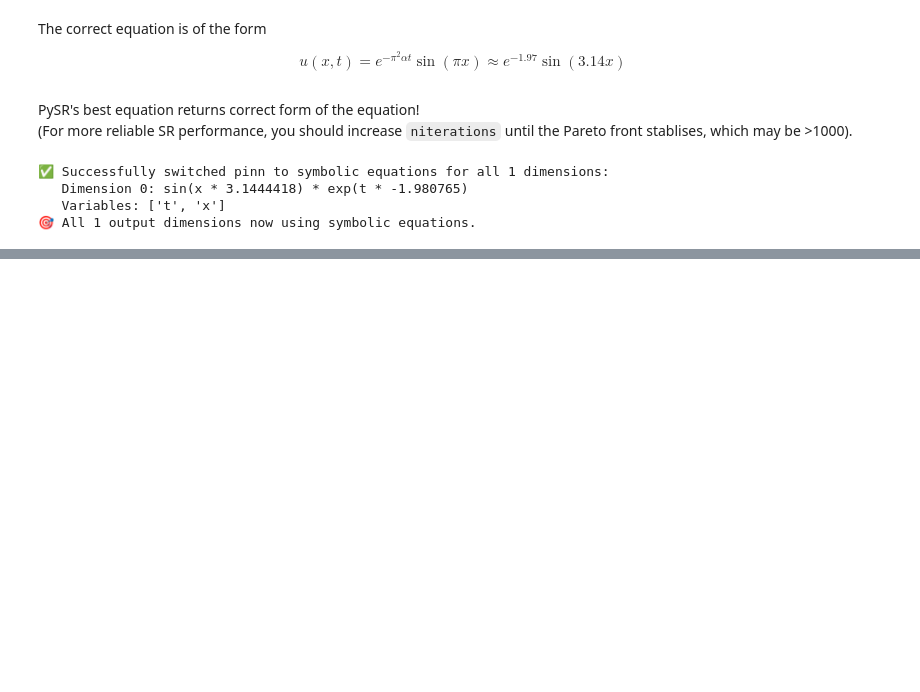
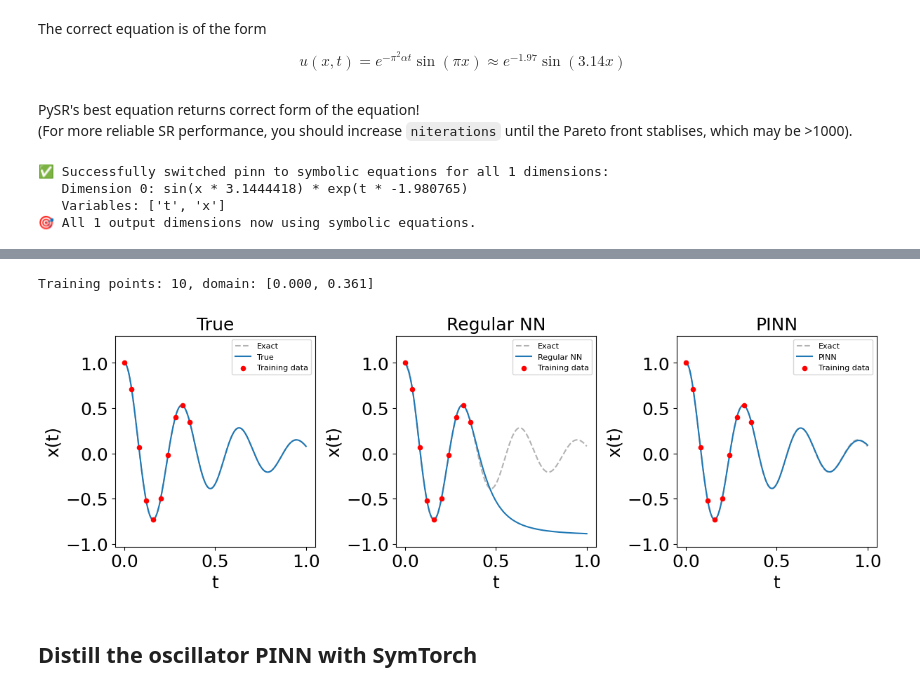
Before and after one commit to astroautomata/SymTorch, a Jupyter notebook: docs/demos/pinns_demo.ipynb, the cells around one changed output, grey strips where cells are left out. Drawn from its saved outputs; the diff is of its cells as text; code cells hidden in the pictures; blank space fills up the shorter version.

```diff
--- a/docs/demos/pinns_demo.ipynb
+++ b/docs/demos/pinns_demo.ipynb
@@ -330,0 +502,26 @@ if os.path.exists('SR_output'):
+# %%
+d, w0 = 2, 20  # delta (damping) and natural frequency
+mu, k = 2*d, w0**2
+
+# Exact analytical solution
+w = np.sqrt(w0**2 - d**2)
+phi = np.arctan(-d / w)
+A = 1 / (2 * np.cos(phi))
+
+def oscillator_exact(t):
+    return np.exp(-d * t) * 2 * A * np.cos(phi + w * t)
+
+# 500 evenly spaced points for evaluation
+t_eval = np.linspace(0, 1, 500)
+x_eval = oscillator_exact(t_eval)
+
+# Training data: 10 points from the left portion of the domain
+t_train = t_eval[0:200:20]  # indices 0, 20, 40, ..., 180 → ~10 points in [0, 0.4]
+x_train = oscillator_exact(t_train)
+
+t_train_tensor = torch.tensor(t_train.reshape(-1, 1), dtype=torch.float32)
+x_train_tensor = torch.tensor(x_train.reshape(-1, 1), dtype=torch.float32)
+
+print(f"Training points: {len(t_train)}, domain: [{t_train.min():.3f}, {t_train.max():.3f}]")
+# %% [output]
+Training points: 10, domain: [0.000, 0.361]
@@ -330,0 +566,45 @@ if os.path.exists('SR_output'):
+# %%
+torch.manual_seed(290402)
+
+# Train regular NN
+osc_nn = OscillatorNN()
+osc_nn, _ = train(osc_nn, t_train_tensor, x_train_tensor, epochs=20000, lr=1e-3)
+
+# Train PINN
+osc_pinn = OscillatorPINN()
+osc_pinn, _ = train(osc_pinn, t_train_tensor, x_train_tensor, epochs=20000, lr=1e-4,
+                    reg_pde=1e-4, reg_ic=0, reg_bc=0)
+# %%
+def plot_oscillator(nn_model, pinn_model):
+    t = np.linspace(0, 1, 500)
+    x_true = oscillator_exact(t)
+
+    def predict(model):
+        model.eval()
+        device = next(model.parameters()).device
+        t_tensor = torch.tensor(t.reshape(-1, 1), dtype=torch.float32, device=device)
+        with torch.no_grad():
+            return model(t_tensor).cpu().numpy().flatten()
+
+    x_nn = predict(nn_model)
+    x_pinn = predict(pinn_model)
+
+    fig, axes = plt.subplots(1, 3, figsize=(12, 4), constrained_layout=True)
+    for ax, (title, x_pred) in zip(axes, [("True", x_true), ("Regular NN", x_nn), ("PINN", x_pinn)]):
+        ax.plot(t, x_true, 'k--', alpha=0.3, label="Exact")
+        ax.plot(t, x_pred, label=title)
+        ax.scatter(t_train, x_train, c='red', s=20, zorder=5, label="Training data")
+        ax.set_xlabel("t")
+        ax.set_ylabel("x(t)")
+        ax.set_title(title)
+        ax.set_ylim(x_true.min() - 0.3, x_true.max() + 0.3)
+        ax.legend(fontsize=8)
+
+    plt.savefig("oscillator_pinn.png", dpi=300)
+    plt.show()
+
+plot_oscillator(osc_nn, osc_pinn)
+# %% [output]
+[figure, added]
+# %% [markdown]
+## Distill the oscillator PINN with SymTorch
```
Also changed, not shown: parts of 23 cells of this notebook, 2 other files.
